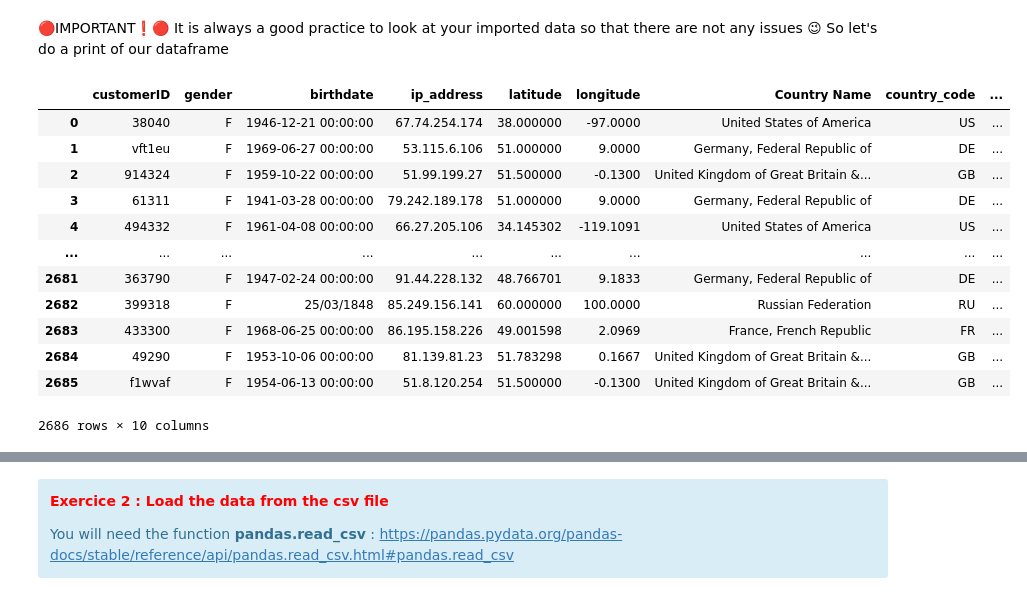
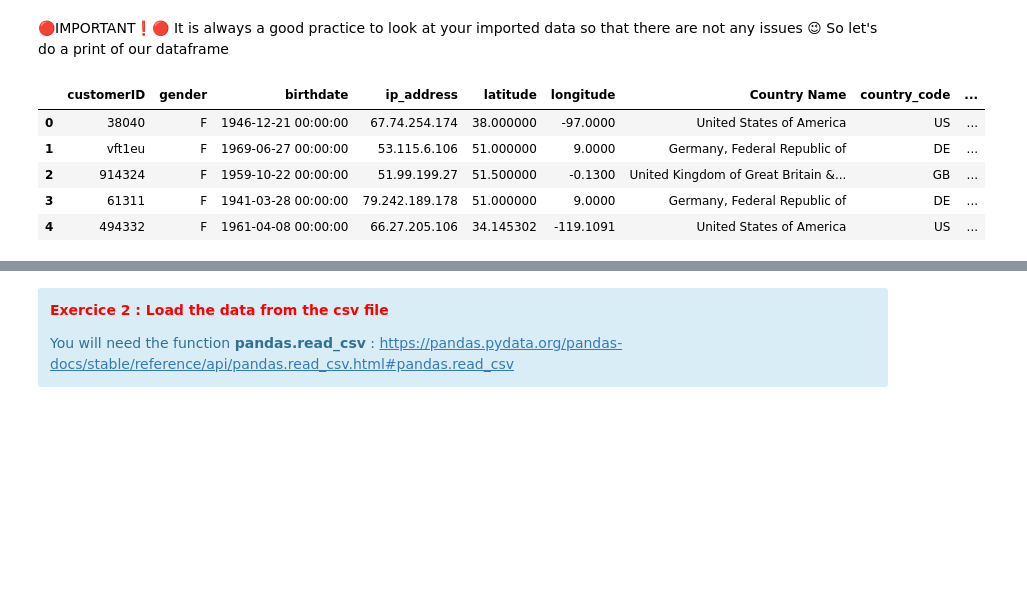
Before and after one commit to EM-Lyon-Data/Business-Analytics-Course-3-Python-For-DataManipulation, a Jupyter notebook: Course 3 : Python for Data Analysis.ipynb, the cells around one changed output, grey strips where cells are left out. Saved outputs shown, nothing was run; the diff lists cells and outputs as text; code cells hidden in the pictures; blank space fills up the shorter version.

```diff
--- a/Course 2 : Python for Data Analysis.ipynb
+++ b/Course 3 : Python for Data Analysis.ipynb
@@ -15,23 +63,16 @@ You will need the function <b>pandas.read_excel</b> : <a href="https://pandas.py
 # %%
 # Write your code here
 import pandas as pd
-df_client = pd.read_excel("https://github.com/malganis35/dataset-test/blob/master/Client.xlsx?raw=true")
+df_client = pd.read_excel("Client.xlsx")
 # %% [markdown]
 🔴IMPORTANT❗🔴 It is always a good practice to look at your imported data so that there are not any issues 😉
 So let's do a print of our dataframe
 # %%
-df_client
+df_client.head()
 # %% [output]
 |  | customerID | gender | birthdate | ip_address | latitude | longitude | Country Name | country_code | ... |
 | 0 | 38040 | F | 1946-12-21 00:00:00 | 67.74.254.174 | 38.000000 | -97.0000 | United States of America | US | ... |
 | 1 | vft1eu | F | 1969-06-27 00:00:00 | 53.115.6.106 | 51.000000 | 9.0000 | Germany, Federal Republic of | DE | ... |
 | 2 | 914324 | F | 1959-10-22 00:00:00 | 51.99.199.27 | 51.500000 | -0.1300 | United Kingdom of Great Britain &... | GB | ... |
 | 3 | 61311 | F | 1941-03-28 00:00:00 | 79.242.189.178 | 51.000000 | 9.0000 | Germany, Federal Republic of | DE | ... |
 | 4 | 494332 | F | 1961-04-08 00:00:00 | 66.27.205.106 | 34.145302 | -119.1091 | United States of America | US | ... |
-| ... | ... | ... | ... | ... | ... | ... | ... | ... | ... |
-| 2681 | 363790 | F | 1947-02-24 00:00:00 | 91.44.228.132 | 48.766701 | 9.1833 | Germany, Federal Republic of | DE | ... |
-| 2682 | 399318 | F | 25/03/1848 | 85.249.156.141 | 60.000000 | 100.0000 | Russian Federation | RU | ... |
-| 2683 | 433300 | F | 1968-06-25 00:00:00 | 86.195.158.226 | 49.001598 | 2.0969 | France, French Republic | FR | ... |
-| 2684 | 49290 | F | 1953-10-06 00:00:00 | 81.139.81.23 | 51.783298 | 0.1667 | United Kingdom of Great Britain &... | GB | ... |
-| 2685 | f1wvaf | F | 1954-06-13 00:00:00 | 51.8.120.254 | 51.500000 | -0.1300 | United Kingdom of Great Britain &... | GB | ... |
-2686 rows × 10 columns
```
Also changed, not shown: parts of 63 cells of this notebook, 7 other files.
